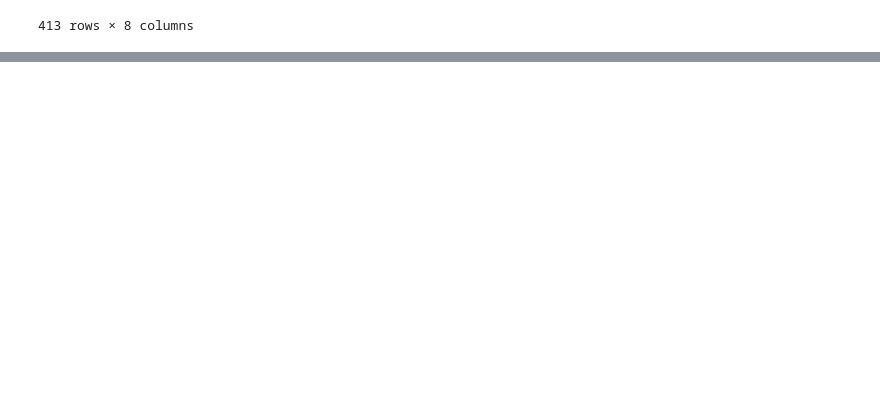
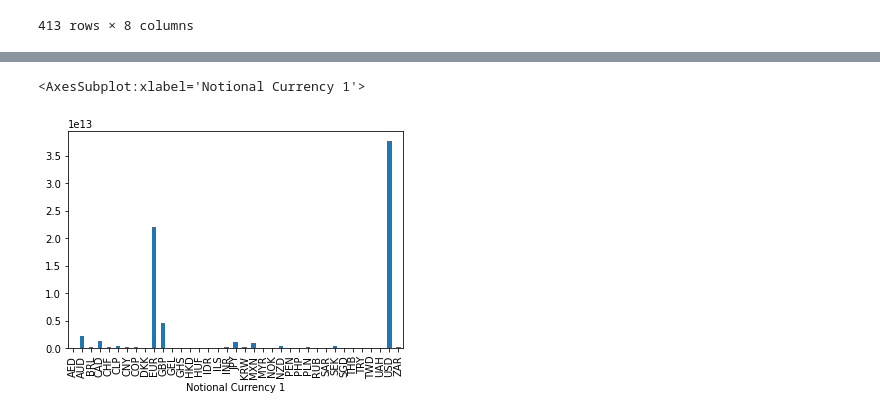
Before and after one commit to drastorguev/nqis_simple_app, a Jupyter notebook: Notebooks/EDA.ipynb, the cells around one changed output, grey strips where cells are left out. Cells and saved outputs as stored; diff of their text form; code cells hidden in the pictures; blank space fills up the shorter version.

Commit message:
group page finalised

```diff
--- a/Notebooks/EDA.ipynb
+++ b/Notebooks/EDA.ipynb
@@ -819,0 +881,6 @@ final_df.groupby(['Notional Currency 1', 'Leg 1 - Floating Rate Index', 'Leg 2 -
+# %%
+final_df.groupby(['Notional Currency 1'])['notional_1_base']. \
+    sum().astype(int).plot(kind='bar')
+# %% [output]
+<AxesSubplot:xlabel='Notional Currency 1'>
+[figure, added]
```
Also changed, not shown: parts of 3 cells of this notebook, 3 other files.
